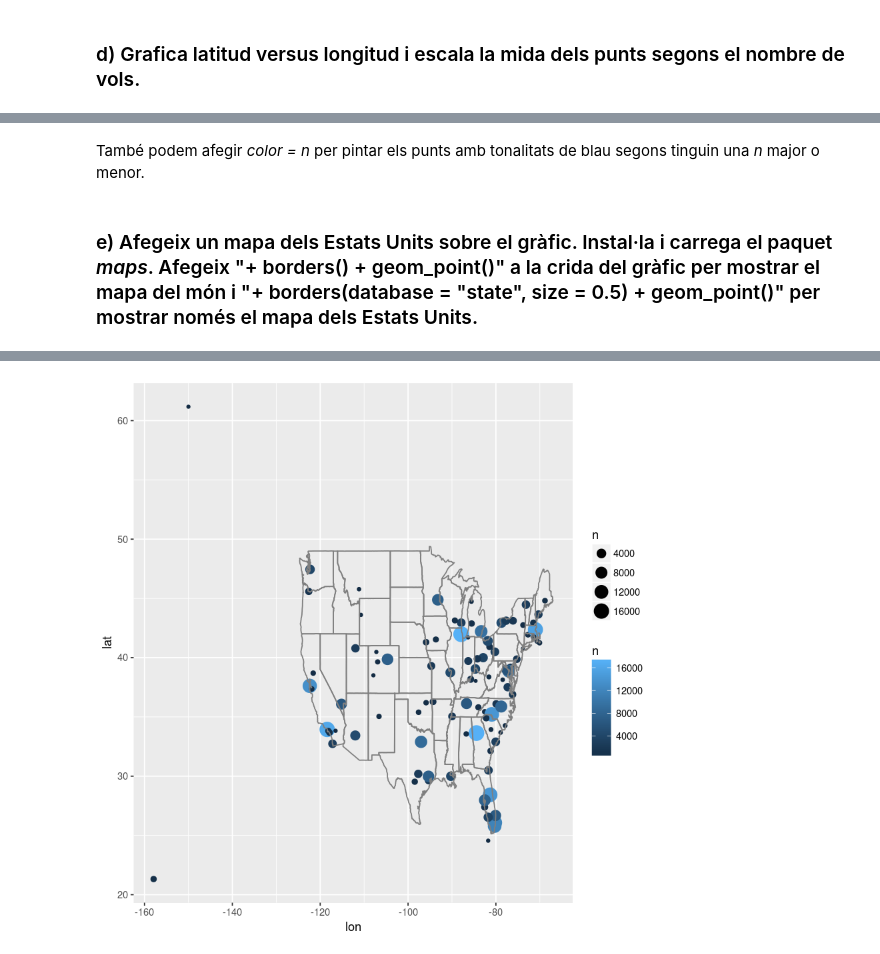
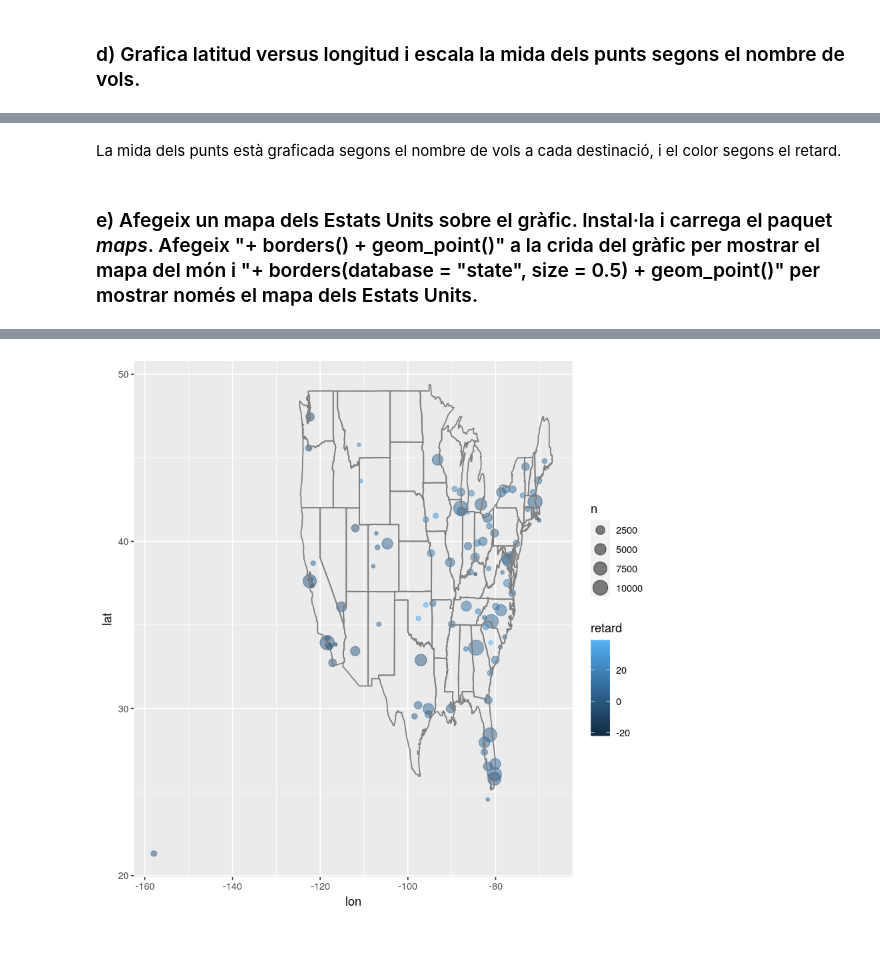
Before and after one commit to jantonz/IntroductionR, a Jupyter notebook: exercici_dplyr_i_ggplot2.ipynb, the cells around one changed output, grey strips where cells are left out. Drawn from its saved outputs; the diff is of its cells as text; code cells hidden in the pictures.

```diff
--- a/exercici_dplyr_i_ggplot2.ipynb
+++ b/exercici_dplyr_i_ggplot2.ipynb
@@ -187,3 +234,5 @@ aeroports <- airports
 # %%
-retard.per.dest <- left_join(x = retard.per.dest, y = aeroports,
-                                   by = c("dest" = "faa"))
+retard.per.dest.geo <- merge(x = retard.per.dest,
+                         y = aero,
+                         by.x = "dest", by.y = "faa",
+                         all.x = TRUE, all.y = FALSE)
@@ -192,6 +239,2 @@ En base R seria:
-# %%
-retard.per.dest <- merge(x = retard.per.dest, y = aeroports,
-                          by.x = "dest", by.y = "faa",
-                          all.x = TRUE, all.y = FALSE)
 # %% [markdown]
 Tots els dos codis anteriors fan el mateix.
@@ -197,0 +254,5 @@ Tots els dos codis anteriors fan el mateix.
+# %%
+retard.per.dest.geo <- left_join(x = retard.per.dest,    # la taula de l'esquerra, la principal
+                             y = aero[c("lat", "lon", "faa")],
+                             # la taula que volem unir, però només les columnes d'interès i la columna d'unió
+                             by = c("dest" = "faa")) # les columnes per les quals volem unir
@@ -197,0 +273,2 @@ Tots els dos codis anteriors fan el mateix.
+# %%
+retard.per.dest.geo <- retard.per.dest.geo[complete.cases(retard.per.dest.geo), ] # Keep only the complete rows
@@ -210,8 +289,10 @@ Warning message:
-# %% [markdown]
-També podem afegir _color = n_ per pintar els punts amb tonalitats de blau segons tinguin una _n_ major o menor.
+# %% [markdown]
+La mida dels punts està graficada segons el nombre de vols a cada destinació, i el color segons el retard.
 # %% [markdown]
 ### e) Afegeix un mapa dels Estats Units sobre el gràfic. Instal·la i carrega el paquet _maps_. Afegeix "+ borders() + geom\_point()" a la crida del gràfic per mostrar el mapa del món i "+ borders(database = "state", size = 0.5) + geom\_point()" per mostrar només el mapa dels Estats Units.
 # %%
-ggplot(data = retard.per.dest, aes(lon, lat, size = n, color = n)) +
-geom_point() + borders(database = "state", size = 0.5)
+ggplot(data = retard.per.dest.geo,
+       aes(lon, lat, size = n, color = retard)) +
+  geom_point(alpha = 0.5) +
+  borders(database = "state", size = 0.5)
 # %% [output]
@@ -220,2 +299,2 @@ Warning message:
-[figure, old version]
+[figure, new version]
 # %%
```
Also changed, not shown: parts of 71 cells of this notebook, 8 other files.
